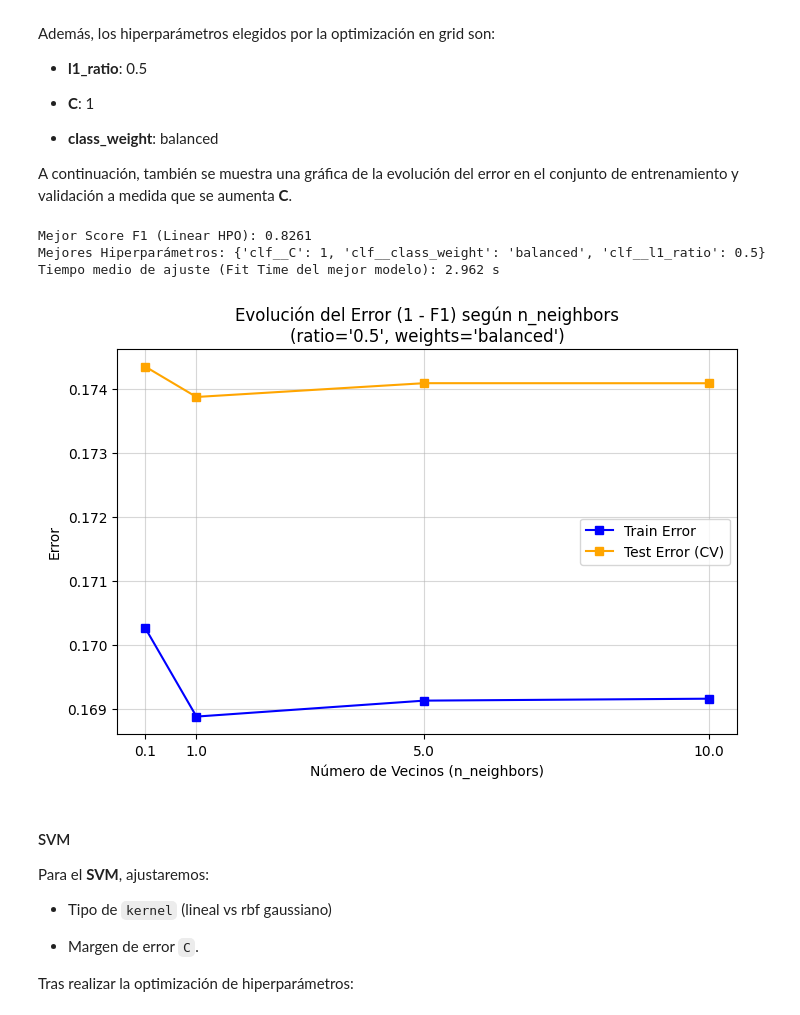
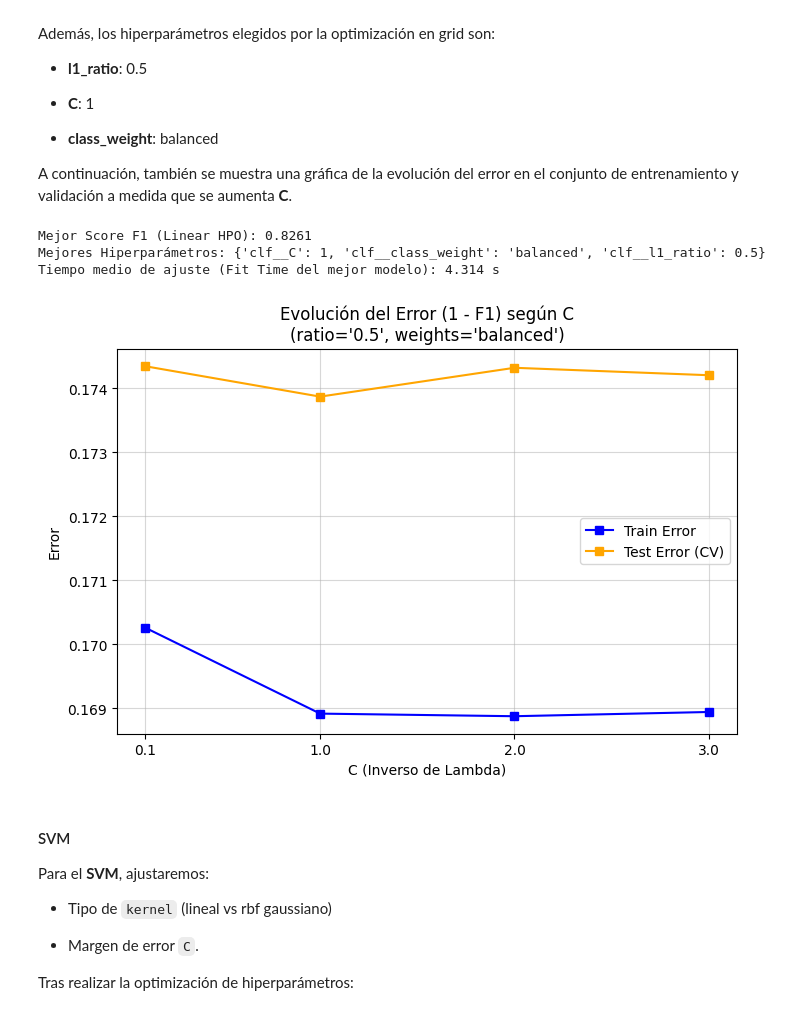
Before and after one commit to aleLobo31/UC3M_ML_P1_G26, a Jupyter notebook: notebooks/preprocessing.ipynb, the cells around one changed output. Saved outputs shown, nothing was run; the diff lists cells and outputs as text; code cells hidden in the pictures.

```diff
--- a/notebooks/preprocessing.ipynb
+++ b/notebooks/preprocessing.ipynb
@@ -829,7 +829,7 @@ hpo_pipe_lr.set_params(clf__solver='saga', clf__max_iter=5000)
 # En el grid, le decimos que use elasticnet solo durante la búsqueda
 lr_param_grid = {
     'clf__l1_ratio': [0, 0.5, 1],
-    'clf__C': [0.1, 1, 5, 10],
+    'clf__C': [0.1, 1, 2, 3],
     'clf__class_weight': [None, 'balanced']
 }
 
@@ -847,43 +847,43 @@ print(f"Tiempo medio de ajuste (Fit Time del mejor modelo): {round(tiempo_ajuste
 # %% [output]
 Mejor Score F1 (Linear HPO): 0.8261
 Mejores Hiperparámetros: {'clf__C': 1, 'clf__class_weight': 'balanced', 'clf__l1_ratio': 0.5}
-Tiempo medio de ajuste (Fit Time del mejor modelo): 2.962 s
+Tiempo medio de ajuste (Fit Time del mejor modelo): 4.314 s
 # %%
 # Convertimos el diccionario de resultados a un DataFrame para manejarlo fácilmente
 lr_resultados_df = pd.DataFrame(lr_grid.cv_results_)
 
 # Obtenemos los mejores parámetros fijos detectados
 mejor_ratio = lr_grid.best_params_['clf__l1_ratio']
 mejores_pesos_lr = lr_grid.best_params_['clf__class_weight']
 
 # Filtramos los datos ceteris paribus (dejando fijo l1_ratio y class_weight)
 lr_datos_filtrados = lr_resultados_df[
     (lr_resultados_df['param_clf__l1_ratio'] == mejor_ratio) &
     (lr_resultados_df['param_clf__class_weight'] == mejores_pesos_lr)
 ].copy()
 
 # Ordenamos por n_neighbors de menor a mayor para que la línea de la gráfica se trace bien
 lr_datos_filtrados = lr_datos_filtrados.sort_values(by='param_clf__C')
 
 # Extraemos el eje X
 lambda_invs = lr_datos_filtrados['param_clf__C']
 
 # Calculamos los errores correspondientes
 lr_error_train = 1 - lr_datos_filtrados['mean_train_score']
 lr_error_test = 1 - lr_datos_filtrados['mean_test_score']
 
 # Graficamos los datos de de Train y Validación/Test
 plt.figure(figsize=(8, 5))
 plt.plot(lambda_invs, lr_error_train, marker='s', linestyle='-', color='blue', label='Train Error')
 plt.plot(lambda_invs, lr_error_test, marker='s', linestyle='-', color='orange', label='Test Error (CV)')
-plt.title(f"Evolución del Error (1 - F1) según n_neighbors\n(ratio='{mejor_ratio}', weights='{mejores_pesos_lr}')")
-plt.xlabel("Número de Vecinos (n_neighbors)")
+plt.title(f"Evolución del Error (1 - F1) según C\n(ratio='{mejor_ratio}', weights='{mejores_pesos_lr}')")
+plt.xlabel("C (Inverso de Lambda)")
 plt.ylabel("Error")
 plt.xticks(lambda_invs)
 plt.legend()
 plt.grid(True, alpha=0.5)
 # %% [output]
-[figure, old version]
+[figure, new version]
 # %% [markdown]
 #### SVM
 
```
Also changed, not shown: parts of 2 cells of this notebook.
